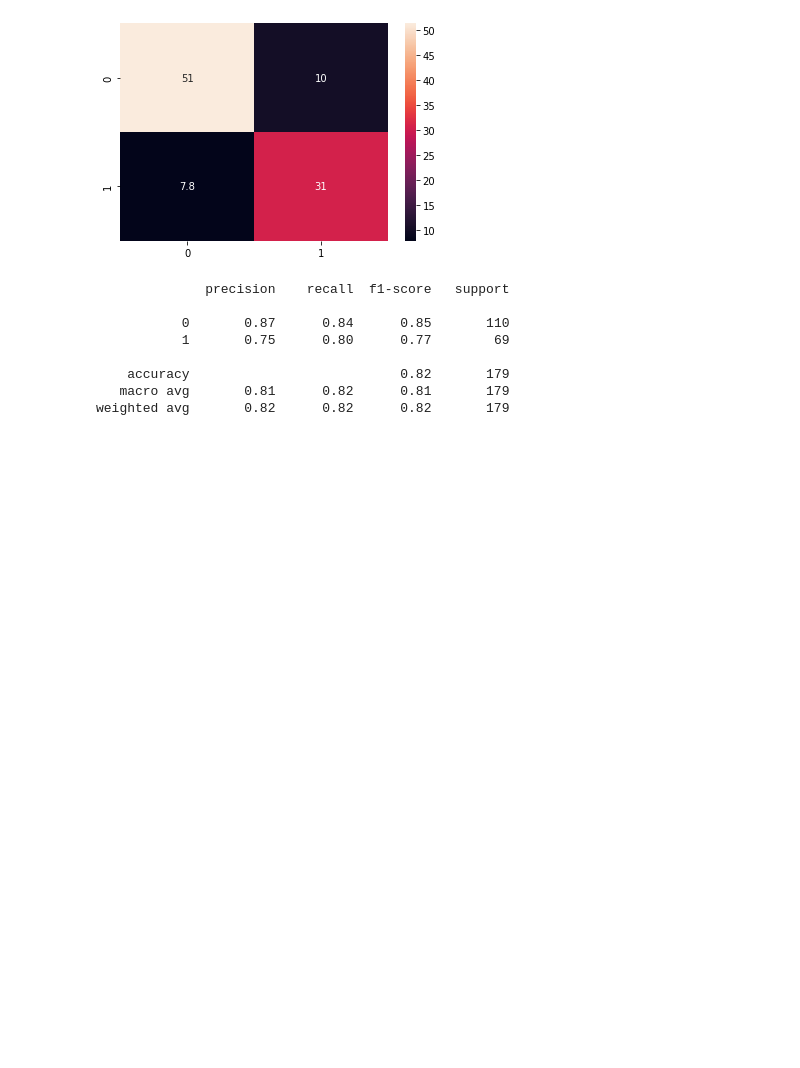
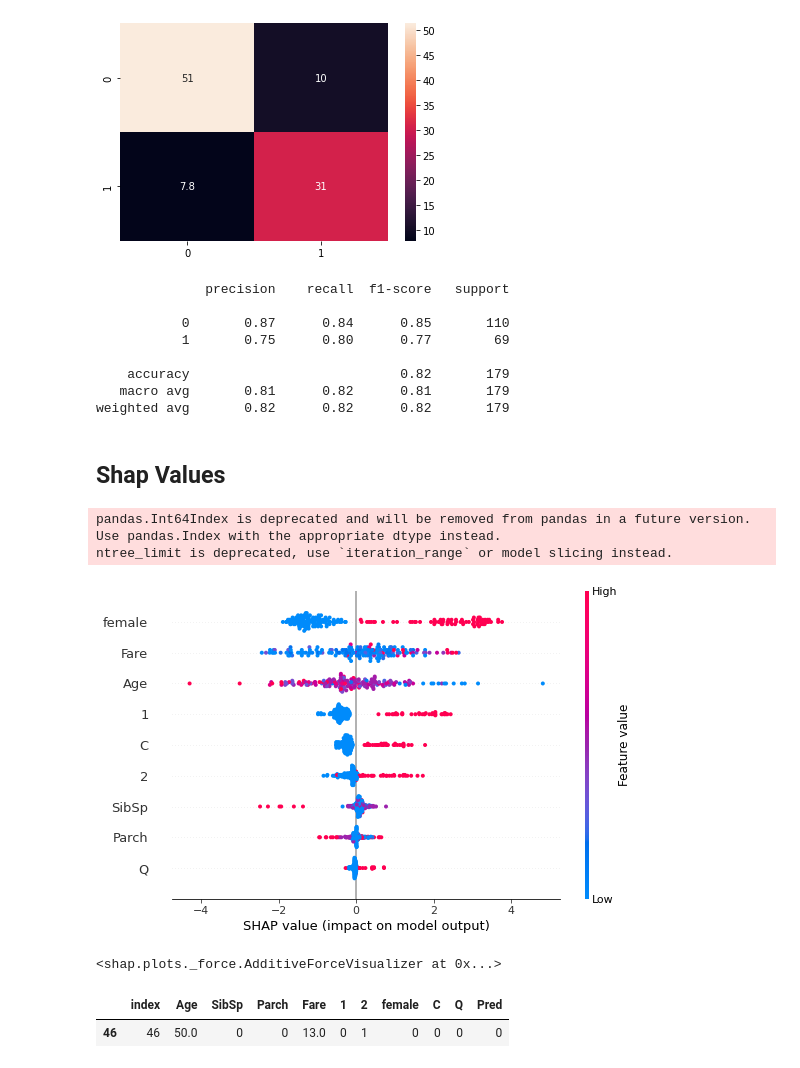
Before and after one commit to JuanFeA98/Machine_Learning, a Jupyter notebook: SHAP Values/Clasificacion.ipynb, the cells around one changed output. Drawn from its saved outputs; the diff is of its cells as text; code cells hidden in the pictures; blank space fills up the shorter version.

Commit message:
Shap values

```diff
--- a/SHAP Values/Clasificacion.ipynb
+++ b/SHAP Values/Clasificacion.ipynb
@@ -99,0 +100,22 @@ weighted avg       0.82      0.82      0.82       179
+# %% [markdown]
+## **Shap Values**
+# %%
+explainer = shap.TreeExplainer(model)
+shap_values = explainer.shap_values(X_test)
+# %% [output]
+pandas.Int64Index is deprecated and will be removed from pandas in a future version. Use pandas.Index with the appropriate dtype instead.
+ntree_limit is deprecated, use `iteration_range` or model slicing instead.
+# %%
+shap.summary_plot(shap_values, X_test)
+# %% [output]
+[figure, added]
+# %%
+index = 46
+shap.force_plot(explainer.expected_value, shap_values[index], X_test.iloc[index])
+# %% [output]
+<shap.plots._force.AdditiveForceVisualizer at 0x...>
+# %%
+df_final.sample()
+# %% [output]
+|  | index | Age | SibSp | Parch | Fare | 1 | 2 | female | C | Q | Pred |
+| 46 | 46 | 50.0 | 0 | 0 | 13.0 | 0 | 1 | 0 | 0 | 0 | 0 |
```
Also changed, not shown: parts of 5 cells of this notebook.
